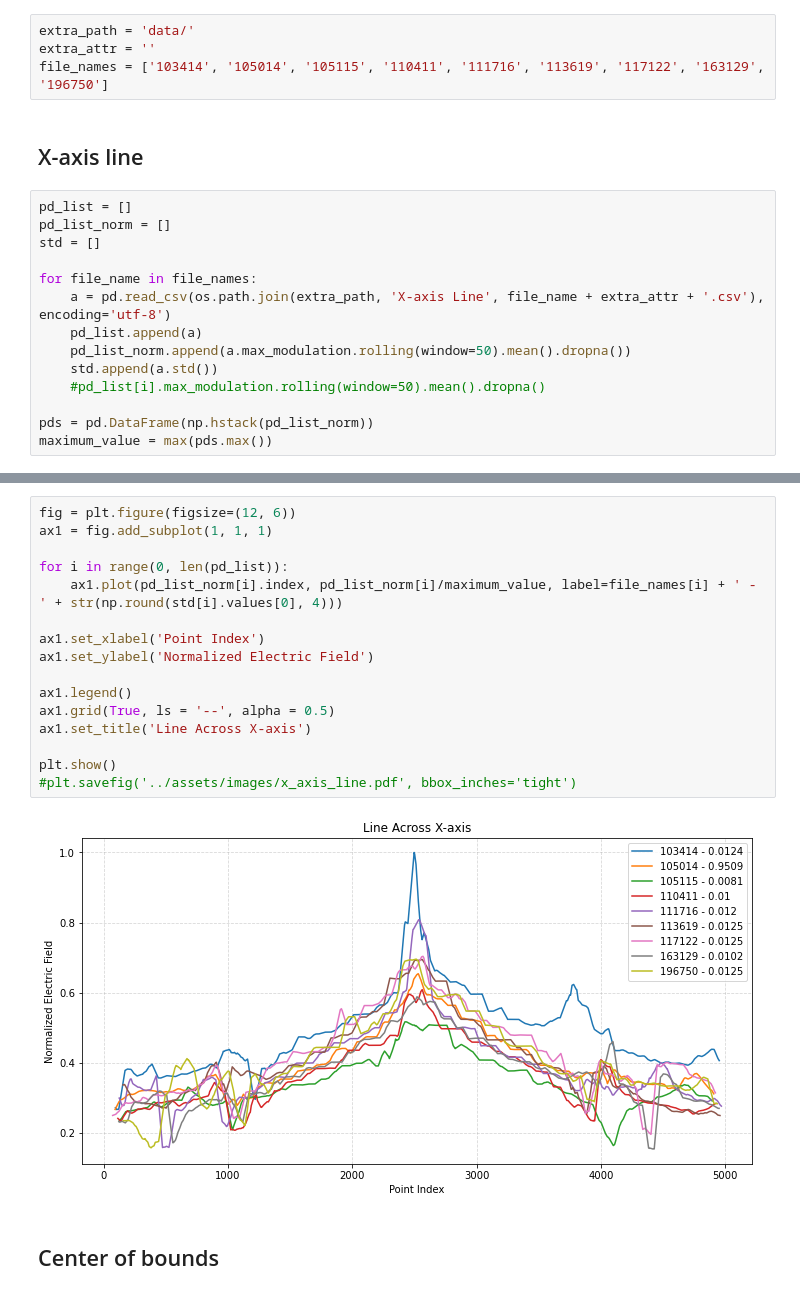
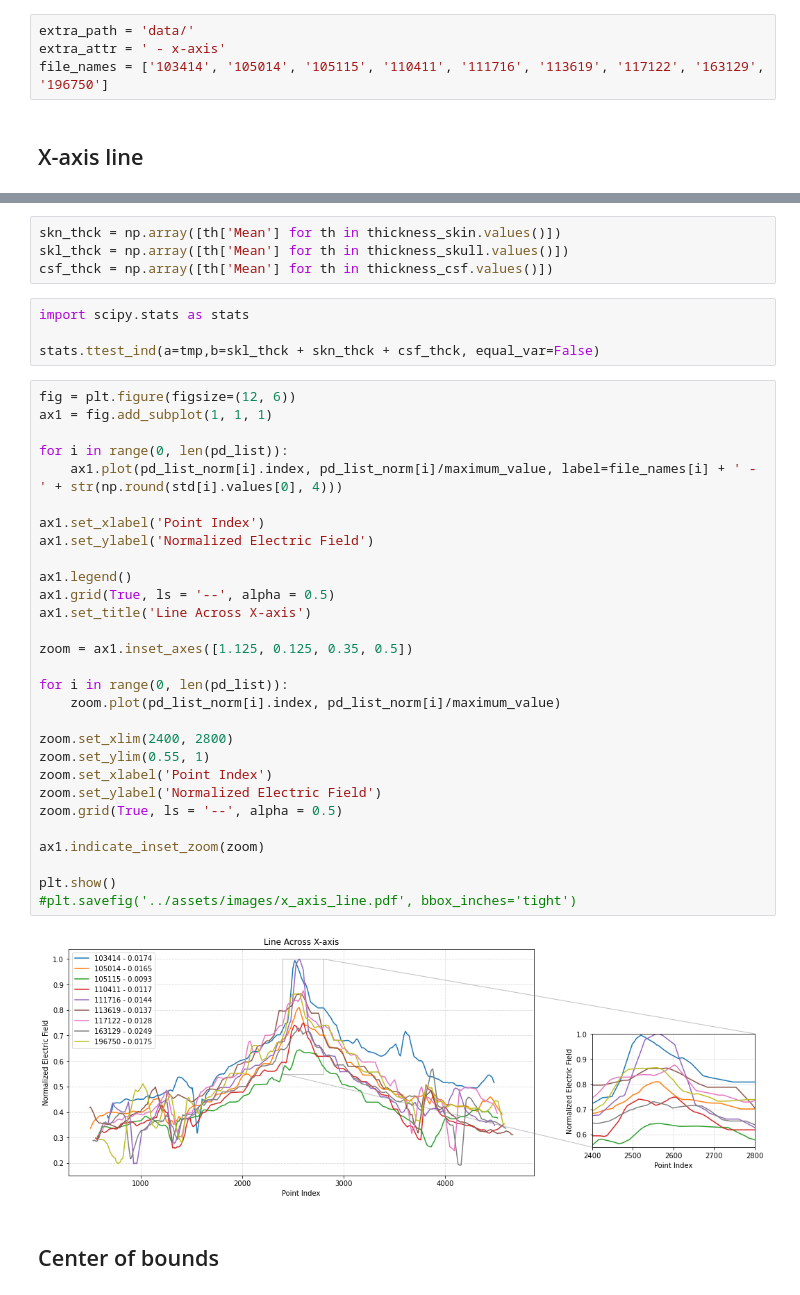
Before and after one commit to dimst23/BSc-Thesis, a Jupyter notebook: Supporting Scripts/figure_generation.ipynb, the cells around one changed output, grey strips where cells are left out. Drawn from its saved outputs; the diff is of its cells as text.

Commit message:
Completed the anatomy effect on the field
* Relates to #2
* Closes #14

```diff
--- a/Supporting Scripts/figure_generation.ipynb
+++ b/Supporting Scripts/figure_generation.ipynb
@@ -154,21 +154,7 @@ def smooth(x, y, smooth_points: int):
     return [x_smooth, y_new]
 # %%
 extra_path = 'data/'
-extra_attr = ''
+extra_attr = ' - x-axis'
 file_names = ['103414', '105014', '105115', '110411', '111716', '113619', '117122', '163129', '196750']
 # %% [markdown]
 ## X-axis line
-# %%
-pd_list = []
-pd_list_norm = []
-std = []
-
-for file_name in file_names:
-    a = pd.read_csv(os.path.join(extra_path, 'X-axis Line', file_name + extra_attr + '.csv'), encoding='utf-8')
-    pd_list.append(a)
-    pd_list_norm.append(a.max_modulation.rolling(window=50).mean().dropna())
-    std.append(a.std())
-    #pd_list[i].max_modulation.rolling(window=50).mean().dropna()
-
-pds = pd.DataFrame(np.hstack(pd_list_norm))
-maximum_value = max(pds.max())
@@ -175,21 +203,42 @@ maximum_value = max(pds.max())
+# %%
+skn_thck = np.array([th['Mean'] for th in thickness_skin.values()])
+skl_thck = np.array([th['Mean'] for th in thickness_skull.values()])
+csf_thck = np.array([th['Mean'] for th in thickness_csf.values()])
+# %%
+import scipy.stats as stats
+
+stats.ttest_ind(a=tmp,b=skl_thck + skn_thck + csf_thck, equal_var=False)
 # %%
 fig = plt.figure(figsize=(12, 6))
 ax1 = fig.add_subplot(1, 1, 1)
 
 for i in range(0, len(pd_list)):
     ax1.plot(pd_list_norm[i].index, pd_list_norm[i]/maximum_value, label=file_names[i] + ' - ' + str(np.round(std[i].values[0], 4)))
 
 ax1.set_xlabel('Point Index')
 ax1.set_ylabel('Normalized Electric Field')
 
 ax1.legend()
 ax1.grid(True, ls = '--', alpha = 0.5)
 ax1.set_title('Line Across X-axis')
 
+zoom = ax1.inset_axes([1.125, 0.125, 0.35, 0.5])
+
+for i in range(0, len(pd_list)):
+    zoom.plot(pd_list_norm[i].index, pd_list_norm[i]/maximum_value)
+
+zoom.set_xlim(2400, 2800)
+zoom.set_ylim(0.55, 1)
+zoom.set_xlabel('Point Index')
+zoom.set_ylabel('Normalized Electric Field')
+zoom.grid(True, ls = '--', alpha = 0.5)
+
+ax1.indicate_inset_zoom(zoom)
+
 plt.show()
 #plt.savefig('../assets/images/x_axis_line.pdf', bbox_inches='tight')
 # %% [output]
-[figure, old version]
+[figure, new version]
 # %% [markdown]
 ## Center of bounds
 # %%
```
Also changed, not shown: parts of 12 cells of this notebook, 12 other files.
